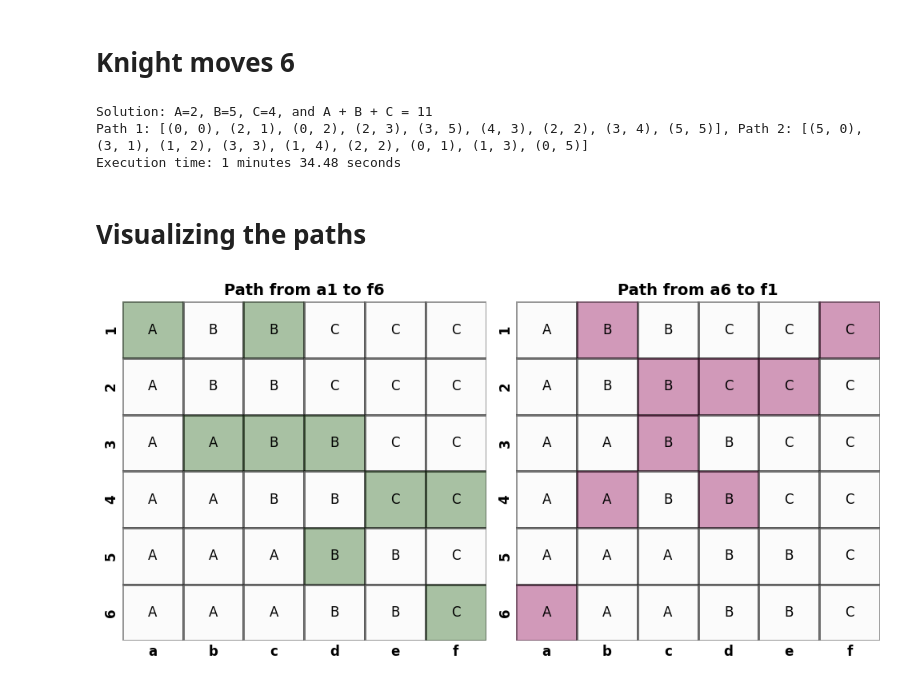
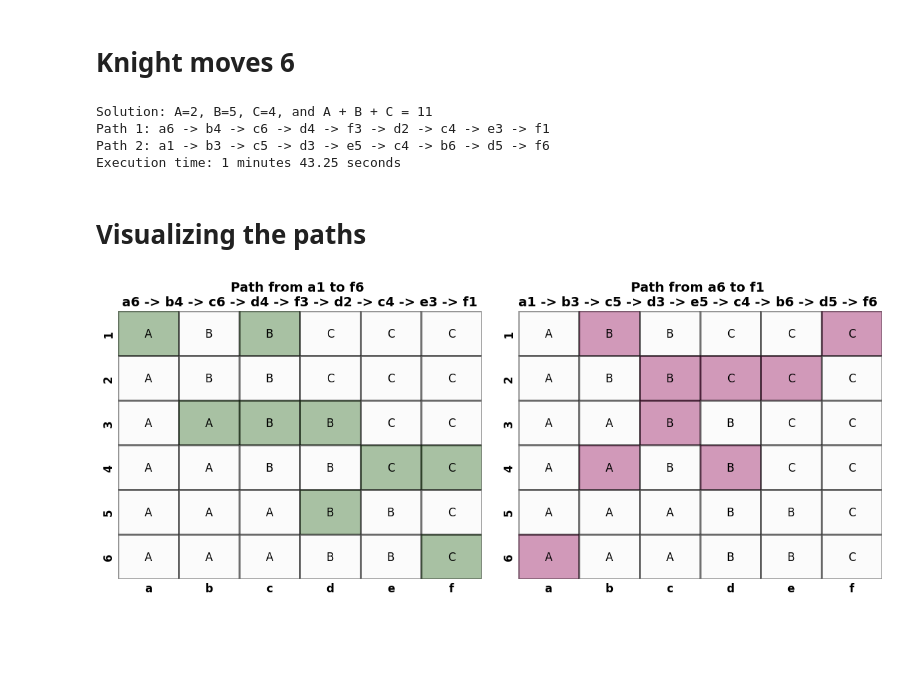
Before and after one commit to ramongonzalezgv/Jane-Street-Puzzles, a Jupyter notebook: 2024/Knight Moves 6.ipynb, the cells around one changed output. Cells and saved outputs as stored; diff of their text form; code cells hidden in the pictures; blank space fills up the shorter version.

```diff
--- a/2024/Knight Moves 6.ipynb
+++ b/2024/Knight Moves 6.ipynb
@@ -114,8 +127,4 @@ def solve_puzzle(grid):
 # %%
-start_time = time.time()
-Final_sol = solve_puzzle(grid=grid)
-end_time = time.time()
-
 execution_time = end_time - start_time
 minutes, seconds = divmod(execution_time, 60)
 
@@ -128,13 +137,30 @@ Paths = Final_sol["Paths 0"]
 path1 = Paths["p1"]
 path2 = Paths["p2"]
 
+knight_path1 = ""
+knight_path2 = ""
+
+for x,y in path1:
+    knight_path1 += f"{chess_grid[x][y]} -> "
+
+if knight_path1.endswith(" -> "):
+    knight_path1 = knight_path1[:-4]
+
+for x,y in path2:
+    knight_path2 += f"{chess_grid[x][y]} -> "
+
+if knight_path2.endswith(" -> "):
+    knight_path2 = knight_path2[:-4]
+
+
 print(f"Solution: A={A}, B={B}, C={C}, and A + B + C = {A+B+C}")
-print(f"Path 1: {path1}, Path 2: {path2}")
+print(f"Path 1: {knight_path1} \nPath 2: {knight_path2}")
 print(f"Execution time: {int(minutes)} minutes {seconds:.2f} seconds")
 # %% [output]
 Solution: A=2, B=5, C=4, and A + B + C = 11
-Path 1: [(0, 0), (2, 1), (0, 2), (2, 3), (3, 5), (4, 3), (2, 2), (3, 4), (5, 5)], Path 2: [(5, 0), (3, 1), (1, 2), (3, 3), (1, 4), (2, 2), (0, 1), (1, 3), (0, 5)]
-Execution time: 1 minutes 34.48 seconds
+Path 1: a6 -> b4 -> c6 -> d4 -> f3 -> d2 -> c4 -> e3 -> f1
+Path 2: a1 -> b3 -> c5 -> d3 -> e5 -> c4 -> b6 -> d5 -> f6
+Execution time: 1 minutes 43.25 seconds
 # %% [markdown]
 # Visualizing the paths
 # %%
@@ -168,38 +194,41 @@ def output(Paths,grid):
     x[x == '0'] = '-'  # Assuming you meant to replace zeros with '-'
 
     # Create a figure with two subplots
-    fig, axs = plt.subplots(1, 2, figsize=(10, 5))
+    fig, axs = plt.subplots(1, 2, figsize=(12, 5))
 
     # Plot the first heatmap
     sns.heatmap(path_grid1, annot=x, cbar=False, cmap='PiYG', fmt='', center=0,
                 linewidths=1, linecolor='k', annot_kws={'size': 12, 'color': 'k'},
                 alpha=.4, ax=axs[0])
     #axs[0].axis('off')  # Hide the axis
     axs[0].set_xticks(np.arange(len(x_labels)) + 0.5)
     axs[0].set_yticks(np.arange(len(y_labels)) + 0.5)
     axs[0].set_xticklabels(x_labels, fontweight='bold', fontsize=12)
     axs[0].set_yticklabels(y_labels, fontweight='bold', fontsize=12)
     axs[0].tick_params(axis='both', which='both', length=0)  # Hide tick marks
-    axs[0].set_title('Path from a1 to f6', fontsize=14, fontweight='bold')  # Add subtitle
+    axs[0].set_title(f'Path from a1 to f6 \n{knight_path1}', fontsize=14, fontweight='bold')  # Add subtitle
 
     # Plot the second heatmap
     sns.heatmap(path_grid2, annot=x, cbar=False, cmap='PiYG', fmt='', center=0,
                 linewidths=1, linecolor='k', annot_kws={'size': 12, 'color': 'k'},
                 alpha=.4, ax=axs[1])
     #axs[1].axis('off')  # Hide the axis
     axs[1].set_xticks(np.arange(len(x_labels)) + 0.5)
     axs[1].set_yticks(np.arange(len(y_labels)) + 0.5)
     axs[1].set_xticklabels(x_labels, fontweight='bold', fontsize=12)
     axs[1].set_yticklabels(y_labels, fontweight='bold', fontsize=12)
     axs[1].tick_params(axis='both', which='both', length=0)  # Hide tick marks
-    axs[1].set_title('Path from a6 to f1', fontsize=14, fontweight='bold')  # Add subtitle
+    axs[1].set_title(f'Path from a6 to f1 \n{knight_path2} ', fontsize=14, fontweight='bold')  # Add subtitle
 
     # Adjust layout to prevent overlap
     plt.tight_layout()
+
+    # Adjust space between subplots
+    plt.subplots_adjust(wspace=0.1)  # Increase the width space between the subplots
 
     # Show the plot
     plt.show()
 
 output(Paths,np.array(grid))
 # %% [output]
-[figure, old version]
+[figure, new version]
```
Also changed, not shown: parts of 2 cells of this notebook.
